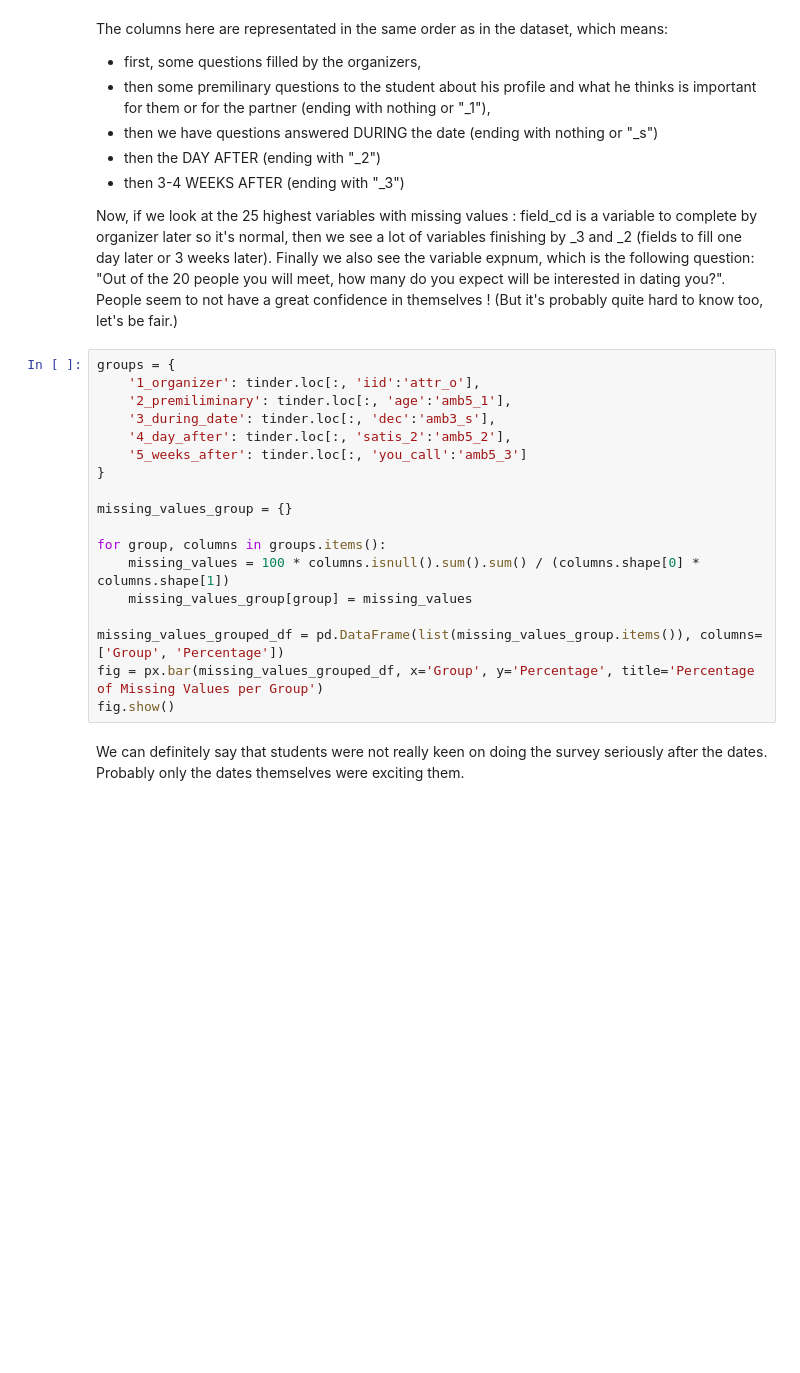
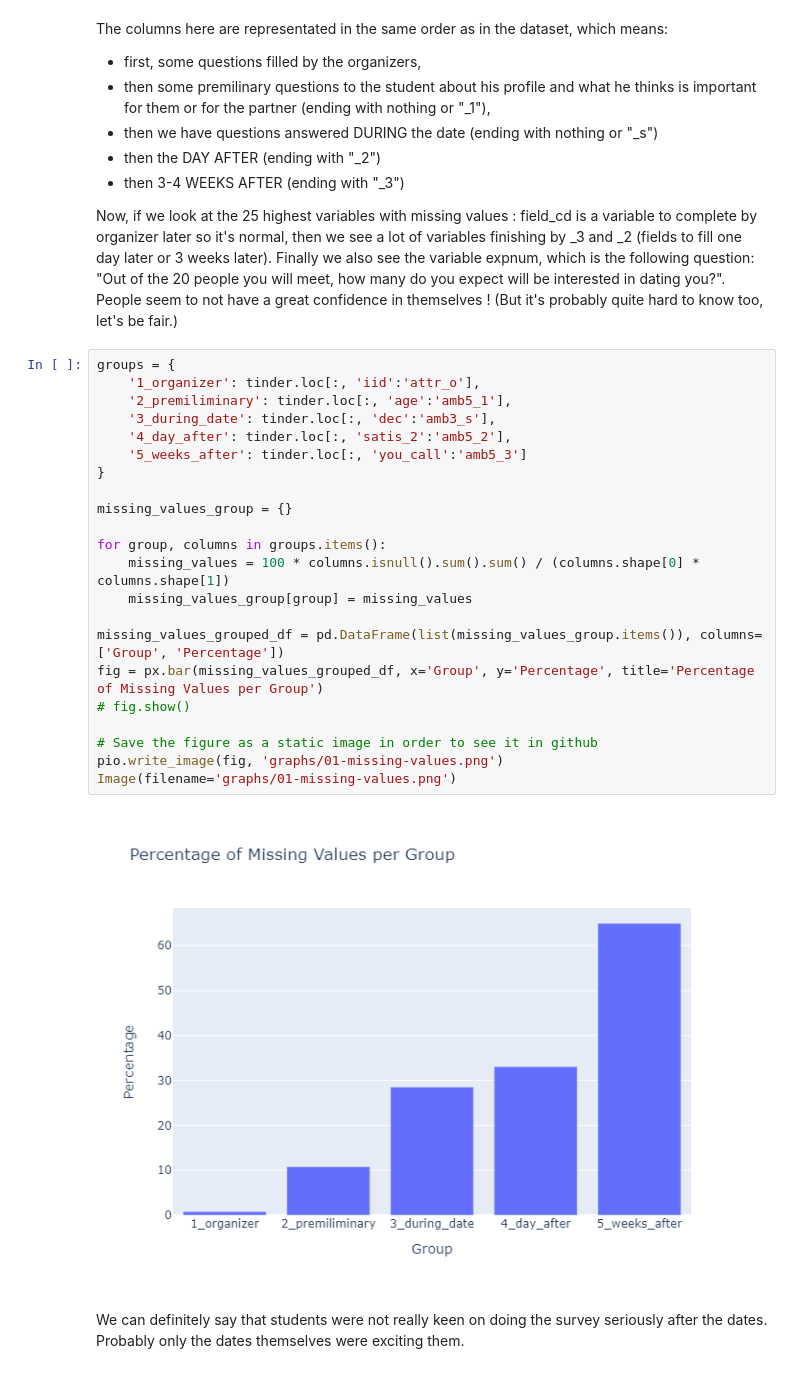
Before and after one commit to elodiesune/Bloc_2_PROJECT_Tinder, a Jupyter notebook: main.ipynb, the cells around one changed output. Saved outputs shown, nothing was run; the diff lists cells and outputs as text; blank space fills up the shorter version.

Commit message:
graphs

```diff
--- a/main.ipynb
+++ b/main.ipynb
@@ -177,21 +180,27 @@ Now, if we look at the 25 highest variables with missing values : field_cd is a
 # %%
 groups = {
     '1_organizer': tinder.loc[:, 'iid':'attr_o'],
     '2_premiliminary': tinder.loc[:, 'age':'amb5_1'],
     '3_during_date': tinder.loc[:, 'dec':'amb3_s'],
     '4_day_after': tinder.loc[:, 'satis_2':'amb5_2'],
     '5_weeks_after': tinder.loc[:, 'you_call':'amb5_3']
 }
 
 missing_values_group = {}
 
 for group, columns in groups.items():
     missing_values = 100 * columns.isnull().sum().sum() / (columns.shape[0] * columns.shape[1])
     missing_values_group[group] = missing_values
 
 missing_values_grouped_df = pd.DataFrame(list(missing_values_group.items()), columns=['Group', 'Percentage'])
 fig = px.bar(missing_values_grouped_df, x='Group', y='Percentage', title='Percentage of Missing Values per Group')
-fig.show()
+# fig.show()
+
+# Save the figure as a static image in order to see it in github
+pio.write_image(fig, 'graphs/01-missing-values.png')
+Image(filename='graphs/01-missing-values.png')
+# %% [output]
+[figure, added]
 # %% [markdown]
 We can definitely say that students were not really keen on doing the survey seriously after the dates. Probably only the dates themselves were exciting them.
 # %%
```
Also changed, not shown: parts of 17 cells of this notebook, 15 other files.
